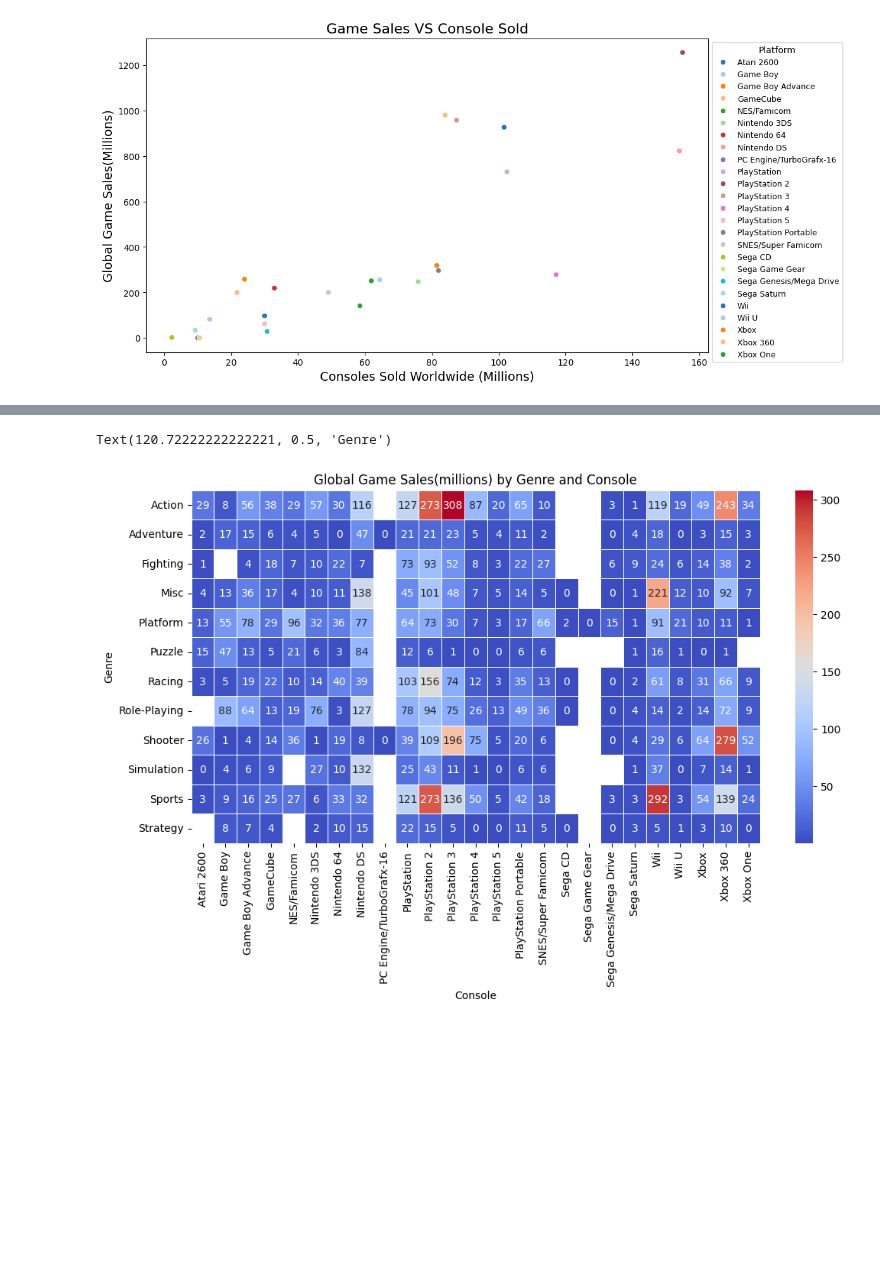
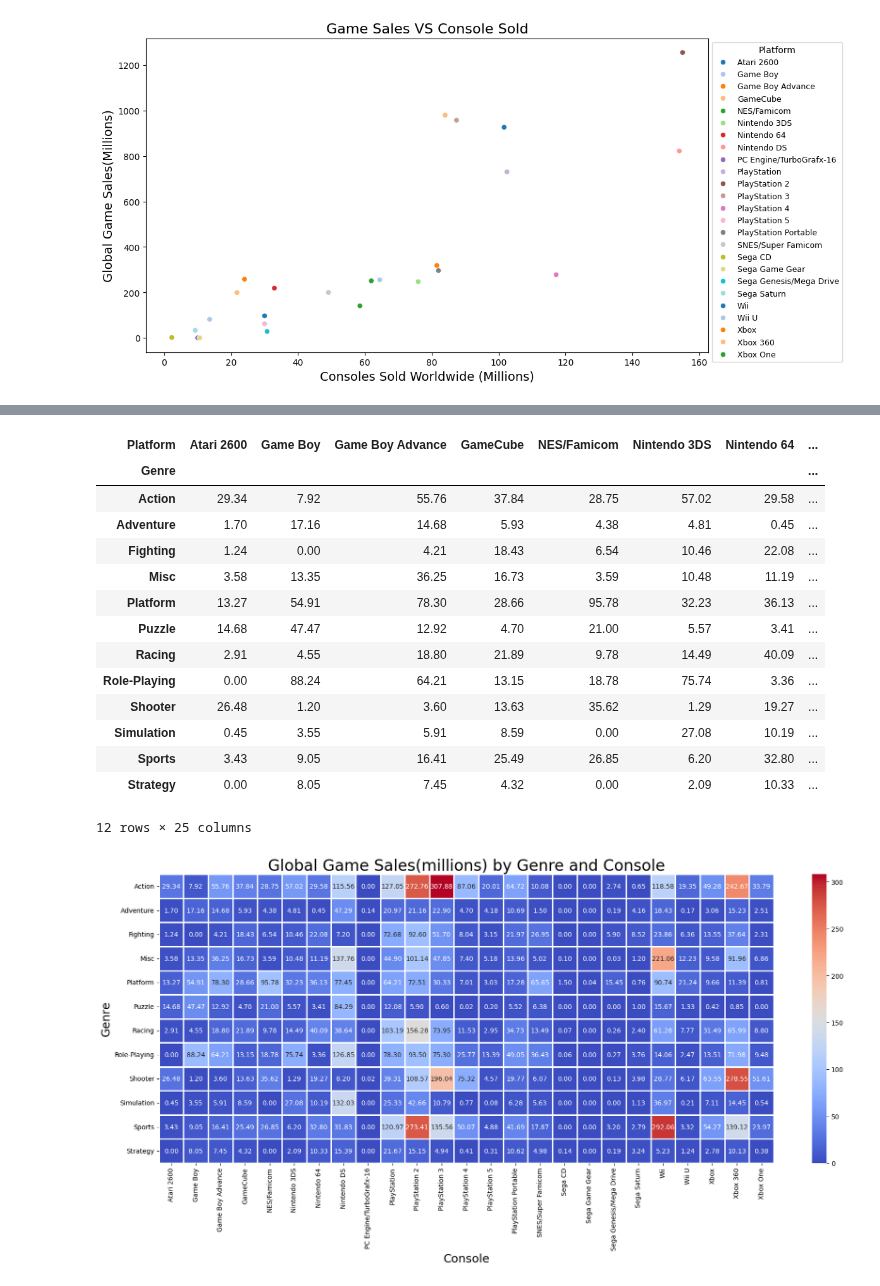
Before and after one commit to V-Pool/vg_sales, a Jupyter notebook: sales.ipynb, the cells around one changed output, grey strips where cells are left out. Cells and saved outputs as stored; diff of their text form; code cells hidden in the pictures; blank space fills up the shorter version.

```diff
--- a/sales.ipynb
+++ b/sales.ipynb
@@ -293,12 +343,28 @@ plt.tight_layout()
+# %%
+genre_pivot = genre_pivot.fillna(0)
+genre_pivot
+# %% [output]
+| Platform | Atari 2600 | Game Boy | Game Boy Advance | GameCube | NES/Famicom | Nintendo 3DS | Nintendo 64 | ... |
+| Genre |  |  |  |  |  |  |  | ... |
+| Action | 29.34 | 7.92 | 55.76 | 37.84 | 28.75 | 57.02 | 29.58 | ... |
+| Adventure | 1.70 | 17.16 | 14.68 | 5.93 | 4.38 | 4.81 | 0.45 | ... |
+| Fighting | 1.24 | 0.00 | 4.21 | 18.43 | 6.54 | 10.46 | 22.08 | ... |
+| Misc | 3.58 | 13.35 | 36.25 | 16.73 | 3.59 | 10.48 | 11.19 | ... |
+| Platform | 13.27 | 54.91 | 78.30 | 28.66 | 95.78 | 32.23 | 36.13 | ... |
+| Puzzle | 14.68 | 47.47 | 12.92 | 4.70 | 21.00 | 5.57 | 3.41 | ... |
+| Racing | 2.91 | 4.55 | 18.80 | 21.89 | 9.78 | 14.49 | 40.09 | ... |
+| Role-Playing | 0.00 | 88.24 | 64.21 | 13.15 | 18.78 | 75.74 | 3.36 | ... |
+| Shooter | 26.48 | 1.20 | 3.60 | 13.63 | 35.62 | 1.29 | 19.27 | ... |
+| Simulation | 0.45 | 3.55 | 5.91 | 8.59 | 0.00 | 27.08 | 10.19 | ... |
+| Sports | 3.43 | 9.05 | 16.41 | 25.49 | 26.85 | 6.20 | 32.80 | ... |
+| Strategy | 0.00 | 8.05 | 7.45 | 4.32 | 0.00 | 2.09 | 10.33 | ... |
+12 rows × 25 columns
 # %%
-genre_pivot = pd.pivot_table(merged_col_rename, index='Genre', columns='Platform', values='Global Sales', aggfunc='sum')
-
-
-plt.figure(figsize=(12, 6))
-sns.heatmap(genre_pivot, annot=True, cmap='coolwarm', fmt='.0f', linewidths=0.5)
-plt.title("Global Game Sales(millions) by Genre and Console")
-plt.xlabel('Console')
-plt.ylabel('Genre')
+plt.figure(figsize=(18, 9))
+sns.heatmap(genre_pivot, annot=True, cmap='coolwarm', fmt='.2f', linewidths=0.75)
+plt.title("Global Game Sales(millions) by Genre and Console", fontsize=24)
+plt.xlabel('Console', fontsize=18)
+plt.ylabel('Genre', fontsize= 18)
+plt.tight_layout()
 # %% [output]
-Text(120.72222222222221, 0.5, 'Genre')
-[figure, old version]
+[figure, new version]
```
Also changed, not shown: parts of 5 cells of this notebook.
